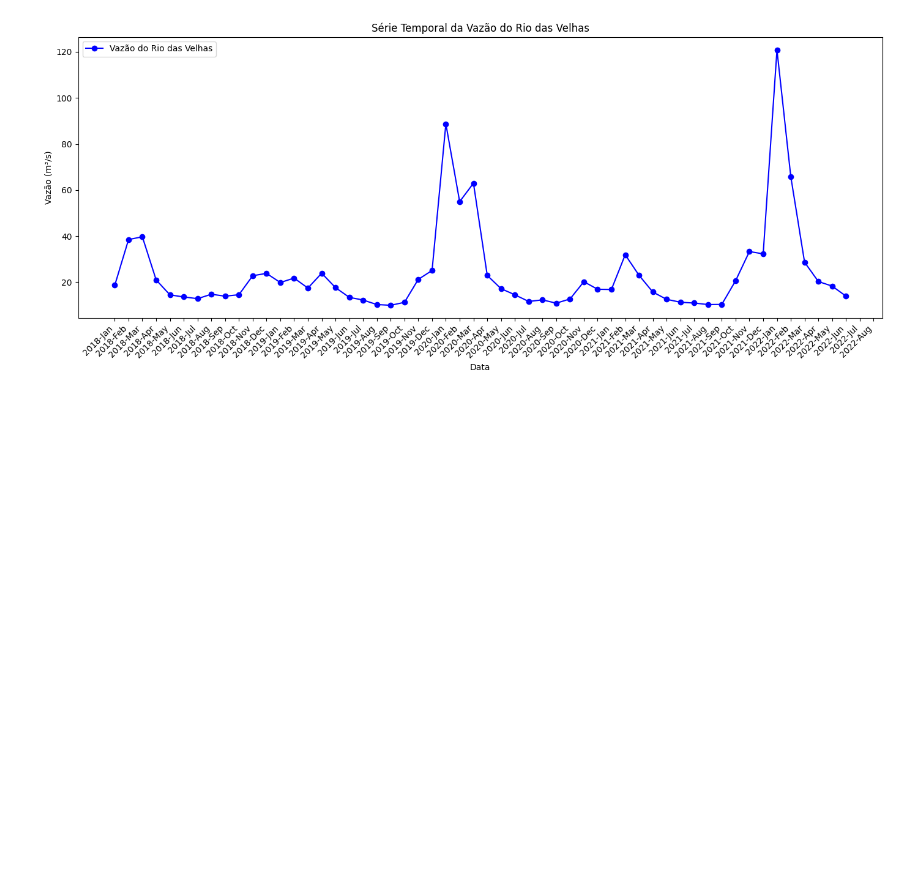
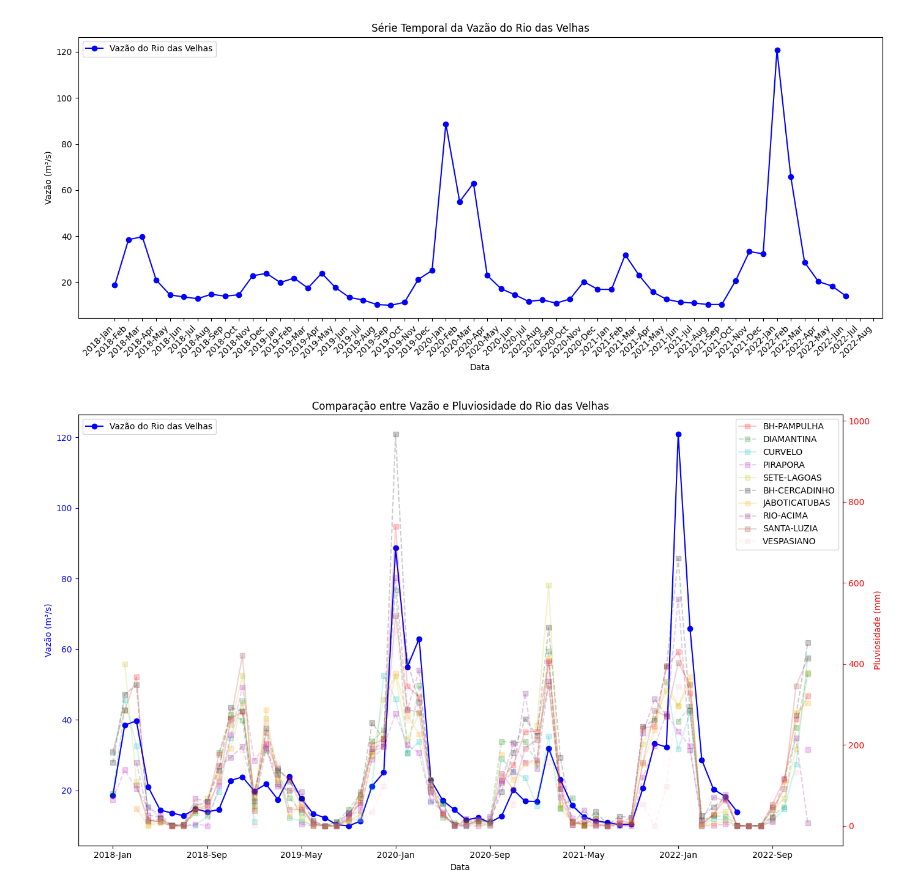
Before and after one commit to jeanhardzz/TP2_IBDG, a Jupyter notebook: trabalho_pratico_ibdg.ipynb, the cells around one changed output. Drawn from its saved outputs; the diff is of its cells as text; code cells hidden in the pictures; blank space fills up the shorter version.

Commit message:
rainfall vs river flow

```diff
--- a/trabalho_pratico_ibdg.ipynb
+++ b/trabalho_pratico_ibdg.ipynb
@@ -322,3 +322,35 @@ plt.tight_layout()
 plt.show()
 # %% [output]
 [figure]
+# %%
+for city, data in station_data.items():
+    data['DataMedicao'] = pd.to_datetime(data['DataMedicao'], format='%Y-%b')
+    data['DataMedicao'] = data['DataMedicao'].dt.strftime('%Y-%b')
+
+fig, ax1 = plt.subplots(figsize=(14, 8))
+
+ax1.plot(df_river_flow_melted['Data'], df_river_flow_melted['Vazao'], marker='o', linestyle='-', color='b', label='Vazão do Rio das Velhas')
+ax1.set_xlabel('Data')
+ax1.set_ylabel('Vazão (m³/s)', color='b')
+ax1.tick_params('y', colors='b')
+ax1.legend(loc='upper left')
+
+ax2 = ax1.twinx()
+colors = ['r', 'g', 'c', 'm', 'y', 'k', 'orange', 'purple', 'brown', 'pink']
+alpha = 0.2
+
+for i, (city, data) in enumerate(station_data.items()):
+    color = colors[i % len(colors)]
+    linestyle = '-' if i % 2 == 0 else '--'
+    ax2.plot(data['DataMedicao'], data['valorMedida'], marker='s', linestyle=linestyle, color=color, alpha=alpha, label=f'{city}')
+    ax2.set_ylabel('Pluviosidade (mm)', color='r')
+    ax2.tick_params('y', colors='r')
+    ax2.legend(loc='upper right')
+
+plt.xticks(rotation=45, ha='right')
+ax2.xaxis.set_major_locator(plt.MaxNLocator(10))  # Ajustar o número de rótulos visíveis
+plt.title('Comparação entre Vazão e Pluviosidade do Rio das Velhas')
+plt.tight_layout()
+plt.show()
+# %% [output]
+[figure, added]
```
Also changed, not shown: 2 other files.
